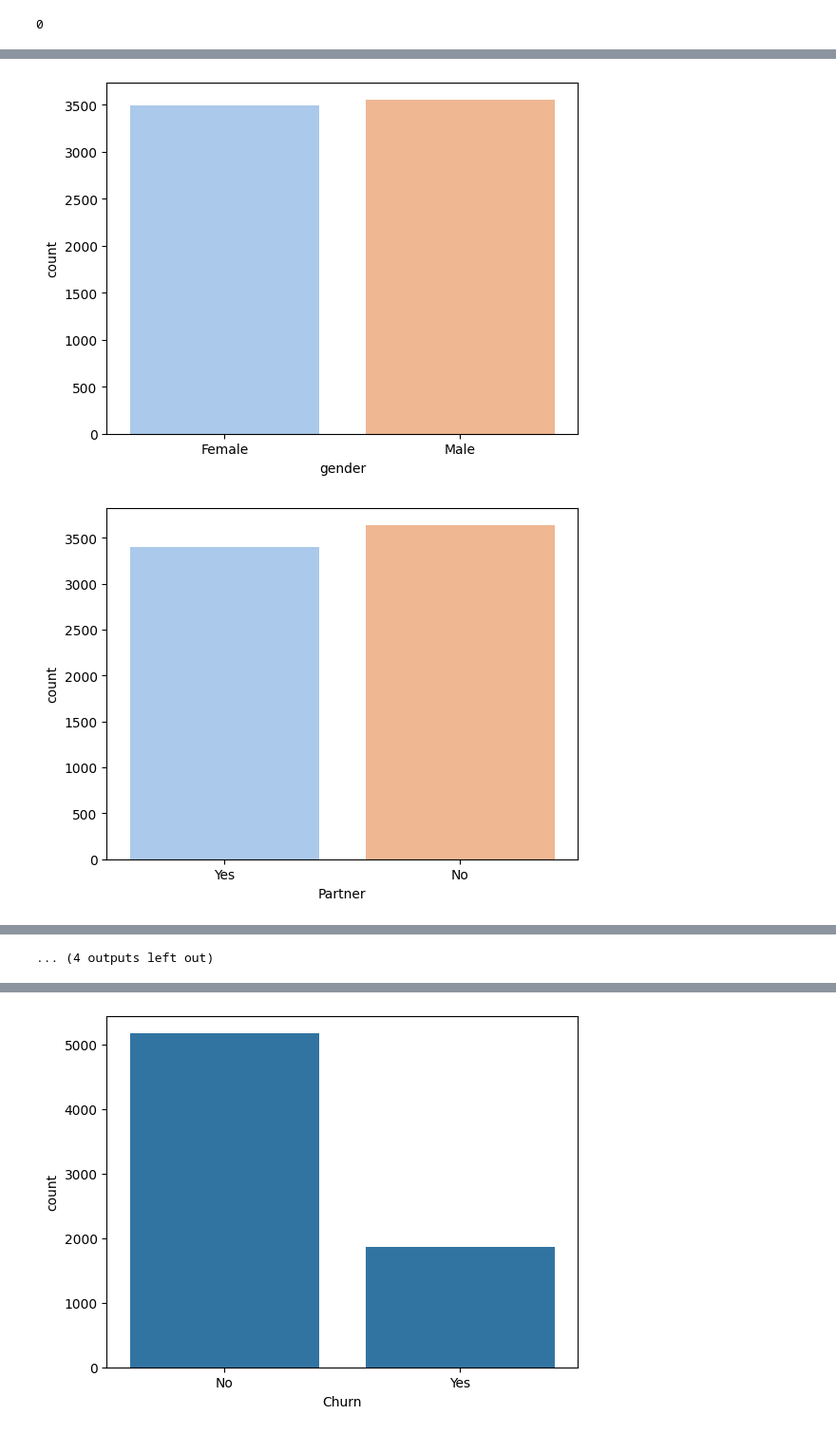
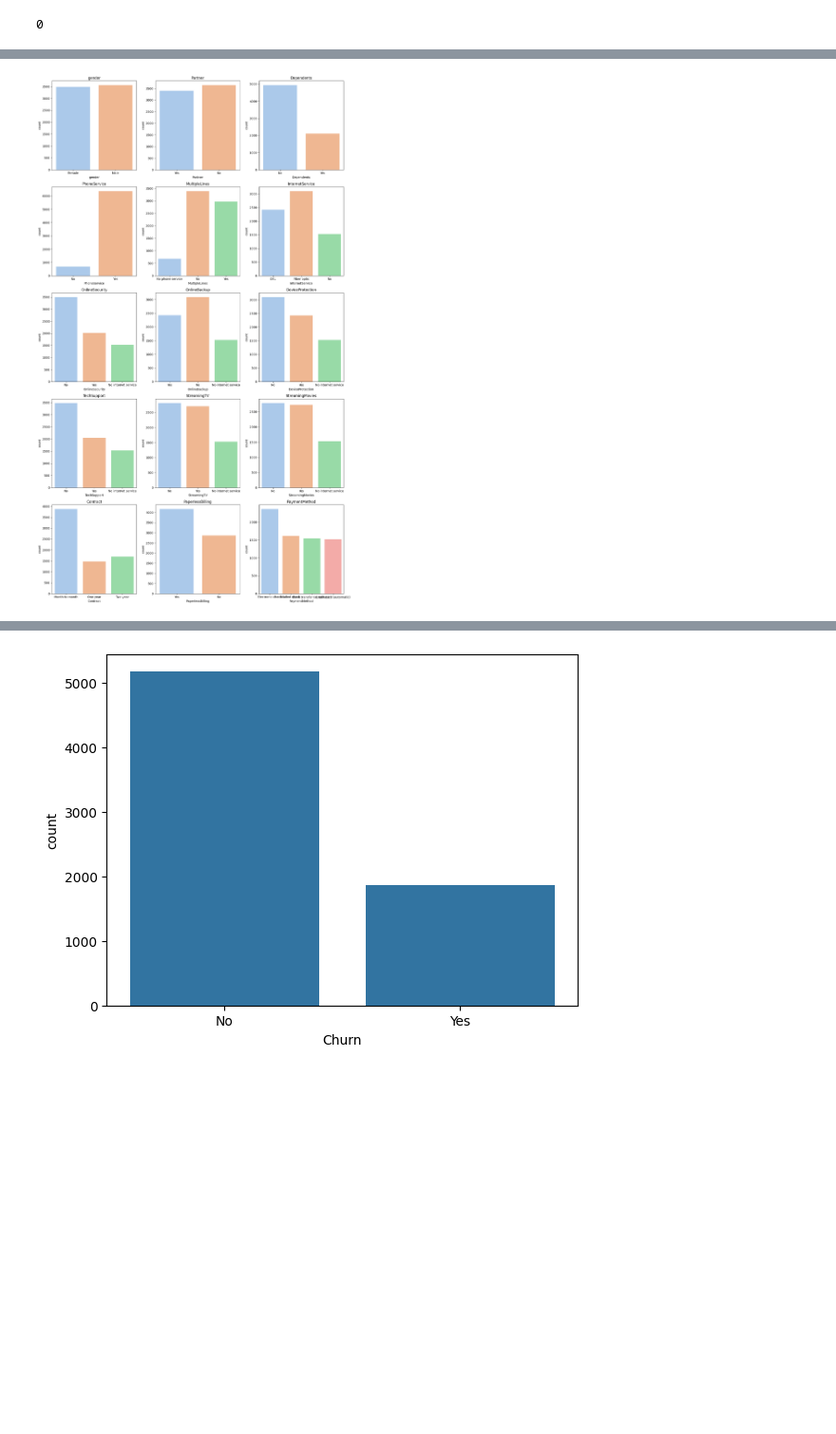
Before and after one commit to kalhara-peiris/Customer_churn, a Jupyter notebook: Untitled72.ipynb, the cells around one changed output, grey strips where cells are left out. Shown: that part at 95% size. Drawn from its saved outputs; the diff is of its cells as text; code cells hidden in the pictures; blank space fills up the shorter version.

Commit message:
Visualizing

```diff
--- a/Untitled72.ipynb
+++ b/Untitled72.ipynb
@@ -90,9 +90,15 @@ Churn                0
 dtype: int64
 # %%
 cols=list(df.select_dtypes(include=["object","category"]).columns)
-for i in cols:
-    sns.countplot(x=i,data=df,hue=i,palette="pastel",dodge=False, legend=False)
-    plt.show()
+cols.remove("Churn")
+num=len(cols)
+fig, axes=plt.subplots(5,3,figsize=(5*3,5*5))
+axes = axes.flatten()
+for ax, col in zip(axes, cols):
+    sns.countplot(x=col, data=df, hue=col, palette="pastel", dodge=False, ax=ax, legend=False)
+    ax.set_title(col)
+
+plt.tight_layout()
+plt.show()
 # %% [output]
-[figure, old version]
+[figure, new version]
-[figure, removed]
@@ -109 +104,0 @@ for i in cols:
-... (4 outputs left out)
```
Also changed, not shown: parts of 3 cells of this notebook.
